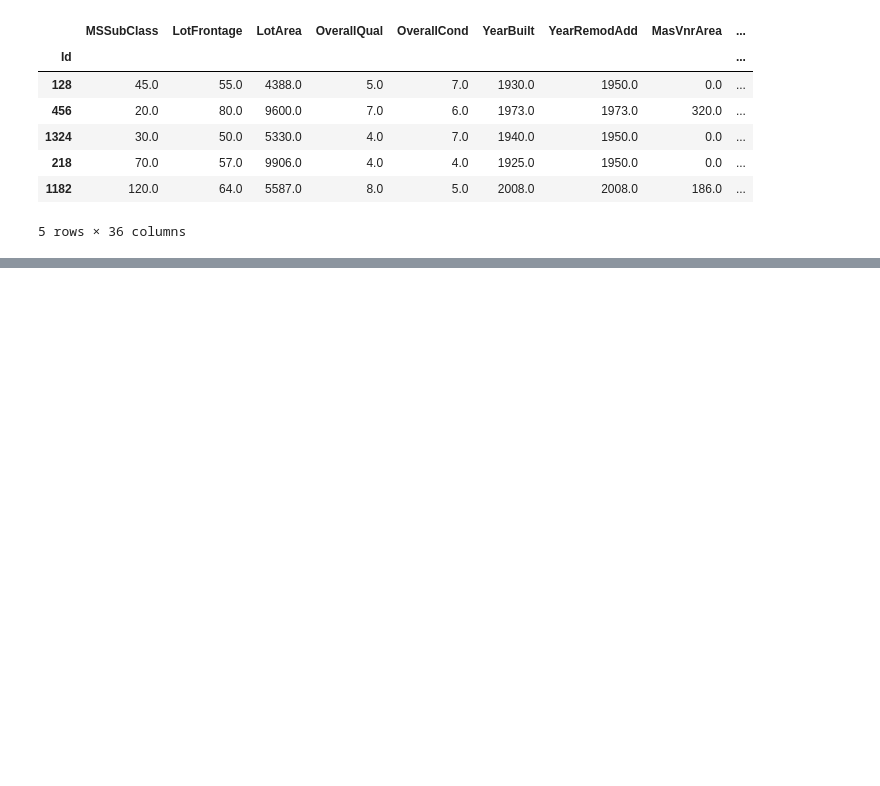
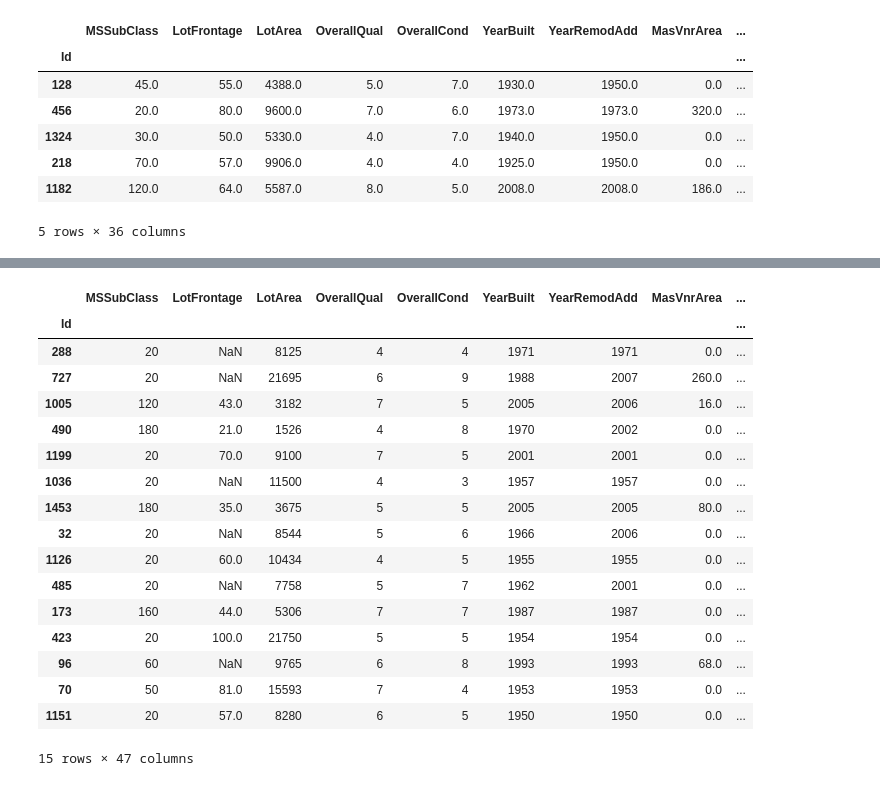
Before and after one commit to georgek2/Home_Prices, a Jupyter notebook: Decision_Tree/model_three.ipynb, the cells around one changed output, grey strips where cells are left out. Drawn from its saved outputs; the diff is of its cells as text; code cells hidden in the pictures; blank space fills up the shorter version.

```diff
--- a/Decision_Tree/model_three.ipynb
+++ b/Decision_Tree/model_three.ipynb
@@ -263,6 +269,6 @@ enc_X_valid = X_valid[categorical_cols].copy()
 # %%
 # Label Encoding the categories
 
-# for col in categorical_cols:
-#     enc_X_train[col] = pd.DataFrame(encoder.fit_transform(X_train[col]))
-#     enc_X_valid[col] = pd.DataFrame(encoder.transform(X_valid[col]))
+for col in categorical_cols:
+    enc_X_train[col] = pd.DataFrame(encoder.fit_transform(X_train[col]))
+    enc_X_valid[col] = pd.DataFrame(encoder.transform(X_valid[col]))
@@ -268,0 +277,5 @@ enc_X_valid = X_valid[categorical_cols].copy()
+# %%
+# Choosing between good cols and bad ones
+good_cols = [col for col in categorical_cols if set(X_train[col]) == set(X_valid[col])]
+
+len(good_cols)
@@ -268,0 +324,6 @@ enc_X_valid = X_valid[categorical_cols].copy()
+# %%
+new_cols = numerical_cols + good_cols
+
+new_X = X[new_cols]
+
+new_X.head()
@@ -268,0 +339,4 @@ enc_X_valid = X_valid[categorical_cols].copy()
+# %%
+n_X_t, n_X_v, n_y_t, n_y_v = train_test_split(new_X, y, test_size=0.2, random_state=11)
+
+n_X_t.head()
@@ -268,0 +392,29 @@ enc_X_valid = X_valid[categorical_cols].copy()
+# %%
+
+enc_new_t = n_X_t.copy()
+enc_new_v = n_X_v.copy()
+
+for col in good_cols:
+    enc_new_t[col] = pd.DataFrame(encoder.fit_transform(n_X_t[col]))
+    enc_new_v[col] = pd.DataFrame(encoder.transform(n_X_v[col]))
+
+enc_new_t.head(15)
+# %% [output]
+|  | MSSubClass | LotFrontage | LotArea | OverallQual | OverallCond | YearBuilt | YearRemodAdd | MasVnrArea | ... |
+| Id |  |  |  |  |  |  |  |  | ... |
+| 288 | 20 | NaN | 8125 | 4 | 4 | 1971 | 1971 | 0.0 | ... |
+| 727 | 20 | NaN | 21695 | 6 | 9 | 1988 | 2007 | 260.0 | ... |
+| 1005 | 120 | 43.0 | 3182 | 7 | 5 | 2005 | 2006 | 16.0 | ... |
+| 490 | 180 | 21.0 | 1526 | 4 | 8 | 1970 | 2002 | 0.0 | ... |
+| 1199 | 20 | 70.0 | 9100 | 7 | 5 | 2001 | 2001 | 0.0 | ... |
+| 1036 | 20 | NaN | 11500 | 4 | 3 | 1957 | 1957 | 0.0 | ... |
+| 1453 | 180 | 35.0 | 3675 | 5 | 5 | 2005 | 2005 | 80.0 | ... |
+| 32 | 20 | NaN | 8544 | 5 | 6 | 1966 | 2006 | 0.0 | ... |
+| 1126 | 20 | 60.0 | 10434 | 4 | 5 | 1955 | 1955 | 0.0 | ... |
+| 485 | 20 | NaN | 7758 | 5 | 7 | 1962 | 2001 | 0.0 | ... |
+| 173 | 160 | 44.0 | 5306 | 7 | 7 | 1987 | 1987 | 0.0 | ... |
+| 423 | 20 | 100.0 | 21750 | 5 | 5 | 1954 | 1954 | 0.0 | ... |
+| 96 | 60 | NaN | 9765 | 6 | 8 | 1993 | 1993 | 68.0 | ... |
+| 70 | 50 | 81.0 | 15593 | 7 | 4 | 1953 | 1953 | 0.0 | ... |
+| 1151 | 20 | 57.0 | 8280 | 6 | 5 | 1950 | 1950 | 0.0 | ... |
+15 rows × 47 columns
```
Also changed, not shown: parts of 14 cells of this notebook, 1 other file.
